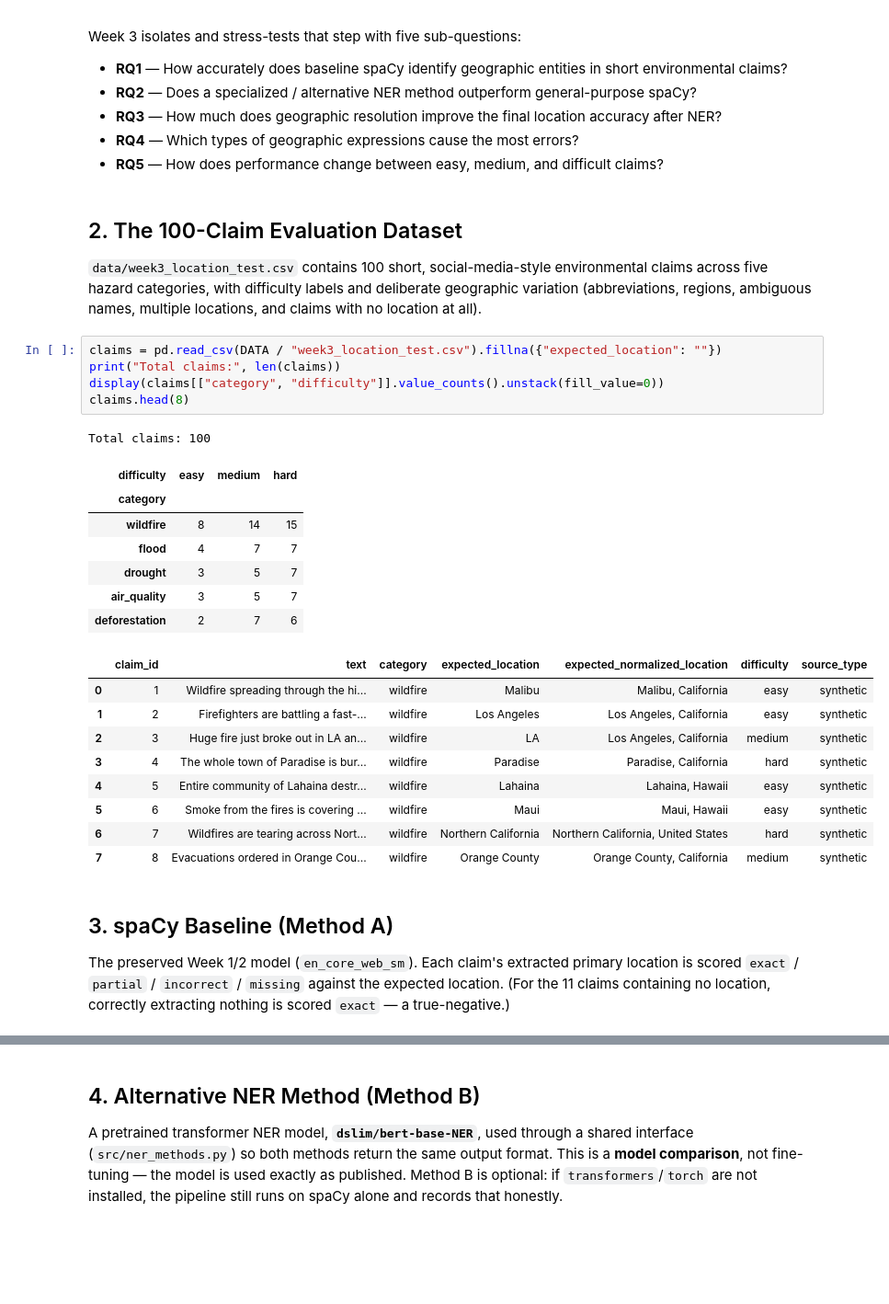
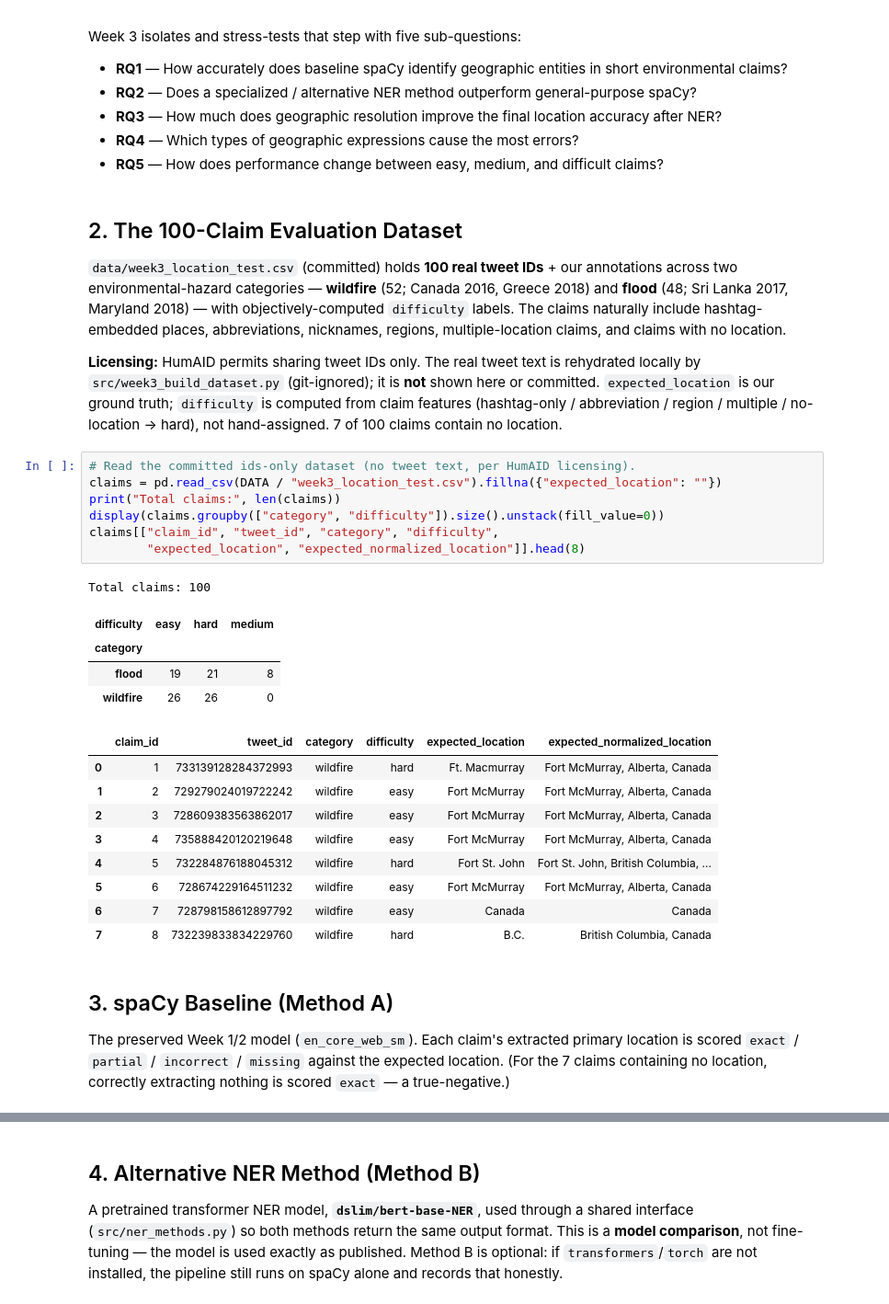
Before and after one commit to sarahain/NASA-Geospatial-Misinformation-Monitor, a Jupyter notebook: notebooks/week3_location_evaluation.ipynb, the cells around one changed output, grey strips where cells are left out. Shown at 92% size. Drawn from its saved outputs; the diff is of its cells as text; blank space fills up the shorter version.

```diff
--- a/notebooks/week3_location_evaluation.ipynb
+++ b/notebooks/week3_location_evaluation.ipynb
@@ -64,39 +67,46 @@ Week 3 isolates and stress-tests that step with five sub-questions:
 # %% [markdown]
 ## 2. The 100-Claim Evaluation Dataset
 
-`data/week3_location_test.csv` contains 100 short, social-media-style
-environmental claims across five hazard categories, with difficulty labels and
-deliberate geographic variation (abbreviations, regions, ambiguous names,
-multiple locations, and claims with no location at all).
+`data/week3_location_test.csv` (committed) holds **100 real tweet IDs** + our
+annotations across two environmental-hazard categories — **wildfire** (52;
+Canada 2016, Greece 2018) and **flood** (48; Sri Lanka 2017, Maryland 2018) —
+with objectively-computed `difficulty` labels. The claims naturally include
+hashtag-embedded places, abbreviations, nicknames, regions, multiple-location
+claims, and claims with no location.
+
+**Licensing:** HumAID permits sharing tweet IDs only. The real tweet text is
+rehydrated locally by `src/week3_build_dataset.py` (git-ignored); it is **not**
+shown here or committed. `expected_location` is our ground truth; `difficulty`
+is computed from claim features (hashtag-only / abbreviation / region / multiple
+/ no-location → hard), not hand-assigned. 7 of 100 claims contain no location.
 # %%
+# Read the committed ids-only dataset (no tweet text, per HumAID licensing).
 claims = pd.read_csv(DATA / "week3_location_test.csv").fillna({"expected_location": ""})
 print("Total claims:", len(claims))
-display(claims[["category", "difficulty"]].value_counts().unstack(fill_value=0))
-claims.head(8)
+display(claims.groupby(["category", "difficulty"]).size().unstack(fill_value=0))
+claims[["claim_id", "tweet_id", "category", "difficulty",
+        "expected_location", "expected_normalized_location"]].head(8)
 # %% [output]
 Total claims: 100
-| difficulty | easy | medium | hard |
+| difficulty | easy | hard | medium |
 | category |  |  |  |
-| wildfire | 8 | 14 | 15 |
-| flood | 4 | 7 | 7 |
-| drought | 3 | 5 | 7 |
-| air_quality | 3 | 5 | 7 |
-| deforestation | 2 | 7 | 6 |
+| flood | 19 | 21 | 8 |
+| wildfire | 26 | 26 | 0 |
-|  | claim_id | text | category | expected_location | expected_normalized_location | difficulty | source_type |
-| 0 | 1 | Wildfire spreading through the hi... | wildfire | Malibu | Malibu, California | easy | synthetic |
-| 1 | 2 | Firefighters are battling a fast-... | wildfire | Los Angeles | Los Angeles, California | easy | synthetic |
-| 2 | 3 | Huge fire just broke out in LA an... | wildfire | LA | Los Angeles, California | medium | synthetic |
-| 3 | 4 | The whole town of Paradise is bur... | wildfire | Paradise | Paradise, California | hard | synthetic |
-| 4 | 5 | Entire community of Lahaina destr... | wildfire | Lahaina | Lahaina, Hawaii | easy | synthetic |
-| 5 | 6 | Smoke from the fires is covering ... | wildfire | Maui | Maui, Hawaii | easy | synthetic |
-| 6 | 7 | Wildfires are tearing across Nort... | wildfire | Northern California | Northern California, United States | hard | synthetic |
-| 7 | 8 | Evacuations ordered in Orange Cou... | wildfire | Orange County | Orange County, California | medium | synthetic |
+|  | claim_id | tweet_id | category | difficulty | expected_location | expected_normalized_location |
+| 0 | 1 | 733139128284372993 | wildfire | hard | Ft. Macmurray | Fort McMurray, Alberta, Canada |
+| 1 | 2 | 729279024019722242 | wildfire | easy | Fort McMurray | Fort McMurray, Alberta, Canada |
+| 2 | 3 | 728609383563862017 | wildfire | easy | Fort McMurray | Fort McMurray, Alberta, Canada |
+| 3 | 4 | 735888420120219648 | wildfire | easy | Fort McMurray | Fort McMurray, Alberta, Canada |
+| 4 | 5 | 732284876188045312 | wildfire | hard | Fort St. John | Fort St. John, British Columbia, ... |
+| 5 | 6 | 728674229164511232 | wildfire | easy | Fort McMurray | Fort McMurray, Alberta, Canada |
+| 6 | 7 | 728798158612897792 | wildfire | easy | Canada | Canada |
+| 7 | 8 | 732239833834229760 | wildfire | hard | B.C. | British Columbia, Canada |
 # %% [markdown]
 ## 3. spaCy Baseline (Method A)
 
 The preserved Week 1/2 model (`en_core_web_sm`). Each claim's extracted primary
 location is scored `exact` / `partial` / `incorrect` / `missing` against the
-expected location. (For the 11 claims containing no location, correctly
+expected location. (For the 7 claims containing no location, correctly
 extracting nothing is scored `exact` — a true-negative.)
 # %%
 baseline = pd.read_csv(DATA / "week3_spacy_baseline.csv").fillna({"spacy_location": "", "spacy_all_entities": ""})
```
Also changed, not shown: parts of 15 cells of this notebook, 9 other files.
